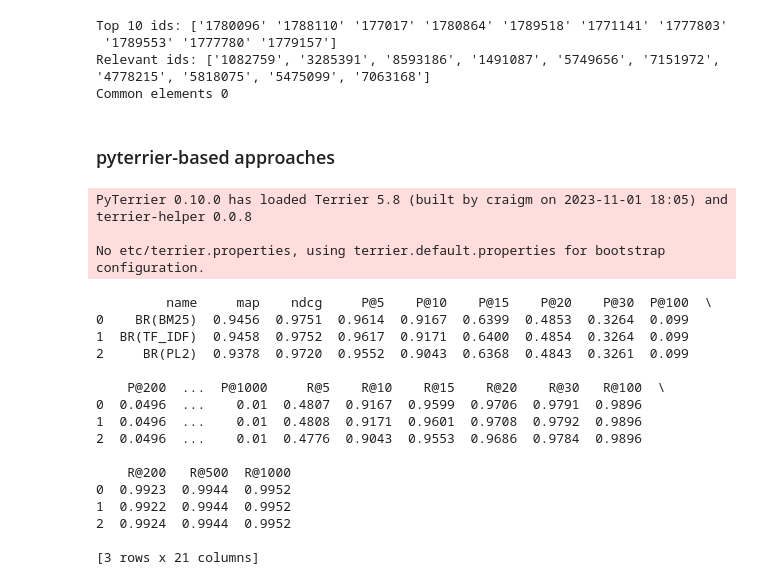
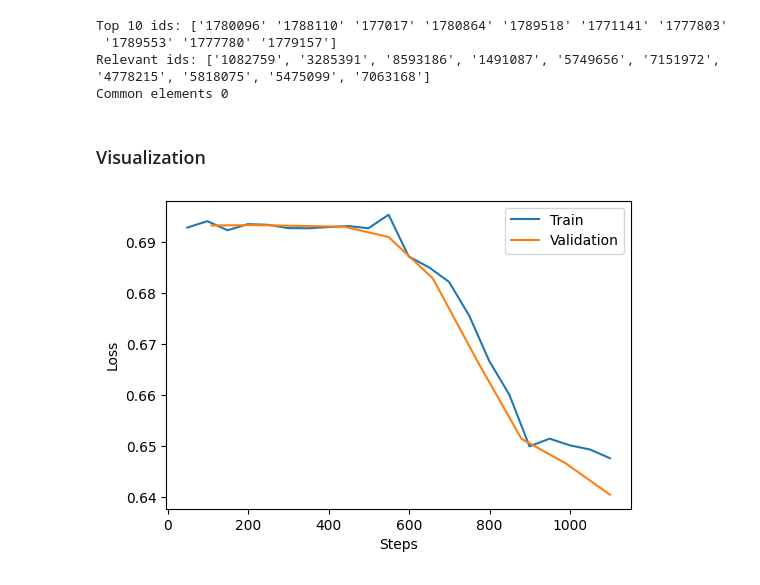
Before and after one commit to AlirezaAccelerates/IR_DSI_project, a Jupyter notebook: main.ipynb, the cells around one changed output. Saved outputs shown, nothing was run; the diff lists cells and outputs as text; code cells hidden in the pictures.

Commit message:
train

```diff
--- a/main.ipynb
+++ b/main.ipynb
@@ -982,14 +982,3 @@ Top 10 ids: ['1780096' '1788110' '177017' '1780864' '1789518' '1771141' '1777803
  '1789553' '1777780' '1779157']
 Relevant ids: ['1082759', '3285391', '8593186', '1491087', '5749656', '7151972', '4778215', '5818075', '5475099', '7063168']
 Common elements 0
-# %% [markdown]
-### pyterrier-based approaches
-# %%
-import pyterrier as pt
-if not pt.started():
-    pt.init()
-import string
-# %% [output]
-PyTerrier 0.10.0 has loaded Terrier 5.8 (built by craigm on 2023-11-01 18:05) and terrier-helper 0.0.8
-
-No etc/terrier.properties, using terrier.default.properties for bootstrap configuration.
@@ -1014,38 +985,7 @@ quer['query'] = quer['query'].apply(remove_punctuation)
-# %%
-# Load the index
-index = pt.IndexFactory.of(index_ref)
-
-# Create a BM25 retrieval model
-bm25 = pt.BatchRetrieve(index, wmodel="BM25")
-
-tf_idf = pt.BatchRetrieve(index, wmodel="TF_IDF")
-
-pl2 = pt.BatchRetrieve(index, wmodel="PL2")
-
-evaluation = pt.Experiment(
-    [bm25, tf_idf, pl2],
-    quer,
-    qrels,
-    eval_metrics=['map', 'ndcg', 'P', 'recall'],
-    round=4,
-    verbose="true"
-)
-
-print(evaluation)
-# %% [output]
-         name     map    ndcg     P@5    P@10    P@15    P@20    P@30  P@100  \
-0    BR(BM25)  0.9456  0.9751  0.9614  0.9167  0.6399  0.4853  0.3264  0.099
-1  BR(TF_IDF)  0.9458  0.9752  0.9617  0.9171  0.6400  0.4854  0.3264  0.099
-2     BR(PL2)  0.9378  0.9720  0.9552  0.9043  0.6368  0.4843  0.3261  0.099
-
-    P@200  ...  P@1000     R@5    R@10    R@15    R@20    R@30   R@100  \
-0  0.0496  ...    0.01  0.4807  0.9167  0.9599  0.9706  0.9791  0.9896
-1  0.0496  ...    0.01  0.4808  0.9171  0.9601  0.9708  0.9792  0.9896
-2  0.0496  ...    0.01  0.4776  0.9043  0.9553  0.9686  0.9784  0.9896
-
-    R@200   R@500  R@1000
-0  0.9923  0.9944  0.9952
-1  0.9922  0.9944  0.9952
-2  0.9924  0.9944  0.9952
-
-[3 rows x 21 columns]
+# %% [markdown]
+### Visualization
+# %%
+utils.plot_pl_logs_two(
+    './lightning_logs/version_0', 'train_loss_step', './lightning_logs/version_0', 'val_loss', './plots/retrieval')
+# %% [output]
+[figure, added]
```
Also changed, not shown: parts of 5 cells of this notebook, 1 other file.
